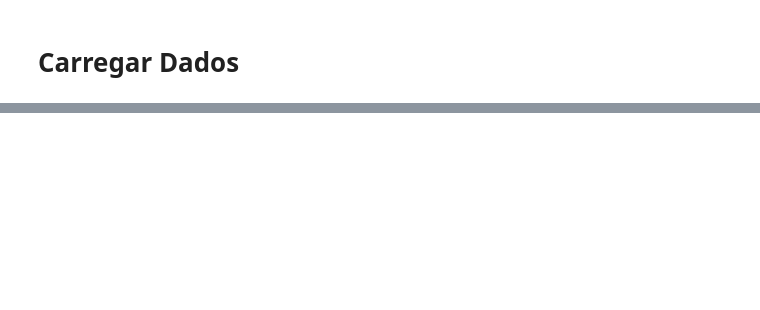
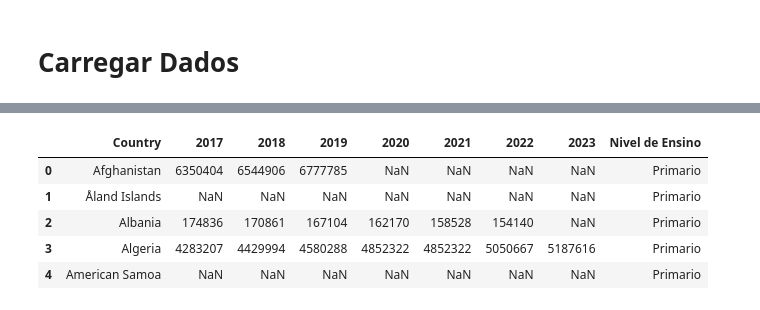
Before and after one commit to RodolfoPCruz/education_analysis, a Jupyter notebook: Comparativo/Comparativo.ipynb, the cells around one changed output, grey strips where cells are left out. Cells and saved outputs as stored; diff of their text form; code cells hidden in the pictures; blank space fills up the shorter version.

Commit message:
feat : Pre processamento dos dados para total enrollment em cada nível educacional

```diff
--- a/Comparativo/Comparativo.ipynb
+++ b/Comparativo/Comparativo.ipynb
@@ -24,0 +20,7 @@ investimento_em_milhoes =pd.read_excel(path+'Government expenditure on education
+# %%
+#Número total de alunos matriculados
+
+matriculas_primario=pd.read_excel(path+'Enrollment-Number/enrollment-primary-education-number.xlsx') #total de alunos matriculados no ensino primário
+matriculas_secundario=pd.read_excel(path+'Enrollment-Number/enrollment-secondary-education-number.xlsx') #total de alunos matriculados no ensino secundário
+matriculas_tecnico=pd.read_excel(path+'Enrollment-Number/enrollment-post_secondary-non-terciary-education-number.xlsx') #total de alunos matriculados no ensino técnico
+matriculas_universitario=pd.read_excel(path+'Enrollment-Number/enrollment-terciary-education-number.xlsx') #total de alunos matriculados no ensino terciário
@@ -24,0 +52,10 @@ investimento_em_milhoes =pd.read_excel(path+'Government expenditure on education
+# %%
+#Nos valores provenientes da Unesco nos valores ausentes está a string ".."
+#Substituir a string por NAN para permitir operações matemáticas nas colunas
+
+#A função foi criada para evitar problemas com downcasting no uso do replace. PAra maiores informações consultar o link:
+#https://medium.com/@felipecaballero/deciphering-the-cryptic-futurewarning-for-fillna-in-pandas-2-01deb4e411a1
+def replace_string_nan_unesco(x):
+    with pd.option_context('future.no_silent_downcasting', True):
+        x.replace('..',np.nan,inplace=True)
+    return x
@@ -56,0 +91,22 @@ public_and_private
+# %%
+#Total de alunos matriculados em cada nivel educacinal
+#Dados estão em 4 dataframe, um para cada nivel educacional
+#Criar um coluna em cada dataframe para permitir a concatenação em um único
+
+matriculas_primario["Nivel de Ensino"]='Primario'
+matriculas_secundario['Nivel de Ensino']='Secundario'
+matriculas_tecnico['Nivel de Ensino']='Tecnico'
+matriculas_universitario['Nivel de Ensino']='Universitario'
+
+numero_matriculados=pd.concat([matriculas_primario,matriculas_secundario,matriculas_tecnico,matriculas_universitario],axis=0)
+
+#Substituir strings nos valores ausentes
+numero_matriculados=replace_string_nan_unesco(numero_matriculados)
+numero_matriculados.head()
+# %% [output]
+|  | Country | 2017 | 2018 | 2019 | 2020 | 2021 | 2022 | 2023 | Nivel de Ensino |
+| 0 | Afghanistan | 6350404 | 6544906 | 6777785 | NaN | NaN | NaN | NaN | Primario |
+| 1 | Åland Islands | NaN | NaN | NaN | NaN | NaN | NaN | NaN | Primario |
+| 2 | Albania | 174836 | 170861 | 167104 | 162170 | 158528 | 154140 | NaN | Primario |
+| 3 | Algeria | 4283207 | 4429994 | 4580288 | 4852322 | 4852322 | 5050667 | 5187616 | Primario |
+| 4 | American Samoa | NaN | NaN | NaN | NaN | NaN | NaN | NaN | Primario |
```
Also changed, not shown: parts of 15 cells of this notebook, 3 other files.
